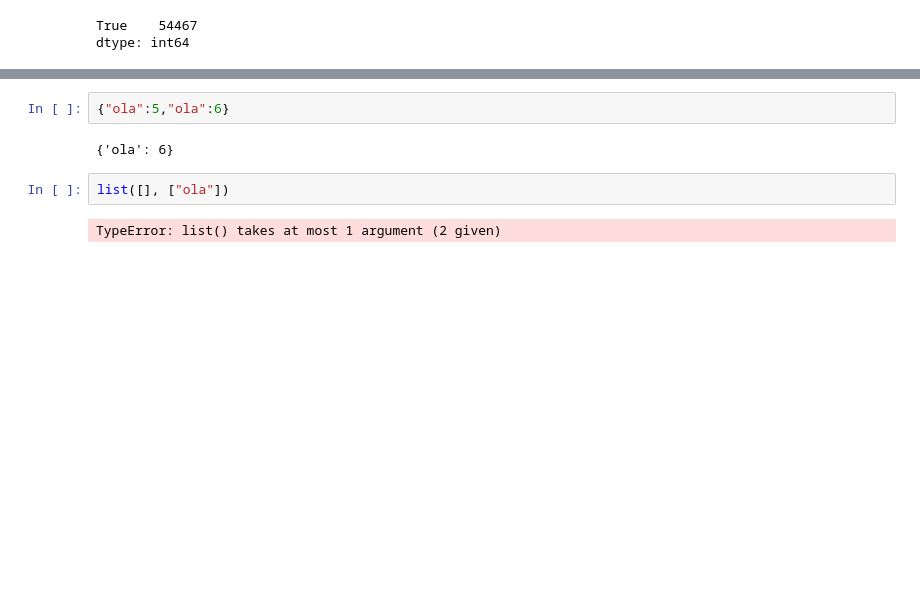
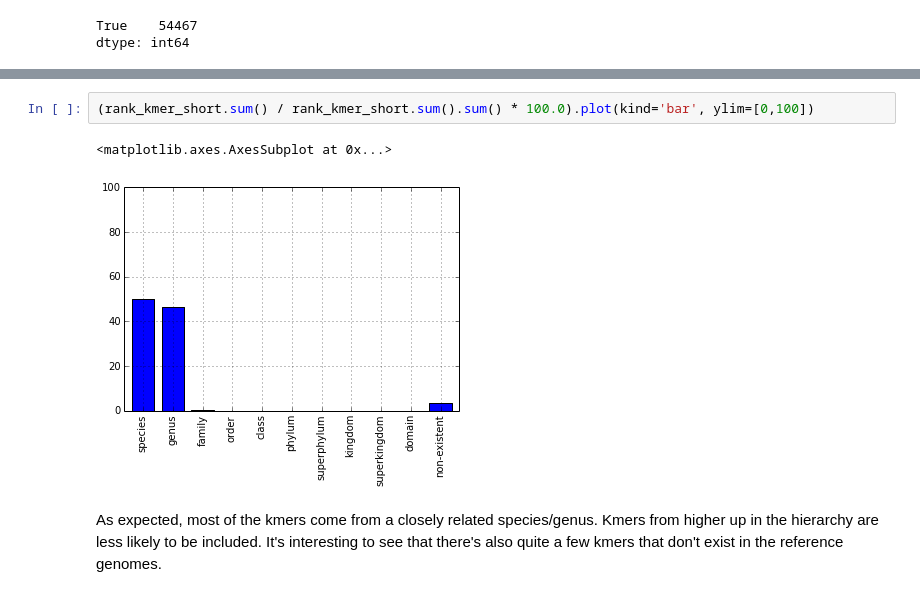
Before and after one commit to inodb/masmvali-publication, a Jupyter notebook: notebooks/kraken.ipynb, the cells around one changed output, grey strips where cells are left out. Saved outputs shown, nothing was run; the diff lists cells and outputs as text; blank space fills up the shorter version.

```diff
--- a/notebooks/kraken.ipynb
+++ b/notebooks/kraken.ipynb
@@ -238,8 +244,7 @@ dtype: int64
-# %%
-{"ola":5,"ola":6}
-# %% [output]
-{'ola': 6}
-# %%
-list([], ["ola"])
-# %% [output]
-TypeError: list() takes at most 1 argument (2 given)
+# %%
+(rank_kmer_short.sum() / rank_kmer_short.sum().sum() * 100.0).plot(kind='bar', ylim=[0,100])
+# %% [output]
+<matplotlib.axes.AxesSubplot at 0x...>
+[figure, added]
+# %% [markdown]
+As expected, most of the kmers come from a closely related species/genus. Kmers from higher up in the hierarchy are less likely to be included. It's interesting to see that there's also quite a few kmers that don't exist in the reference genomes.
```
Also changed, not shown: parts of 22 cells of this notebook.
